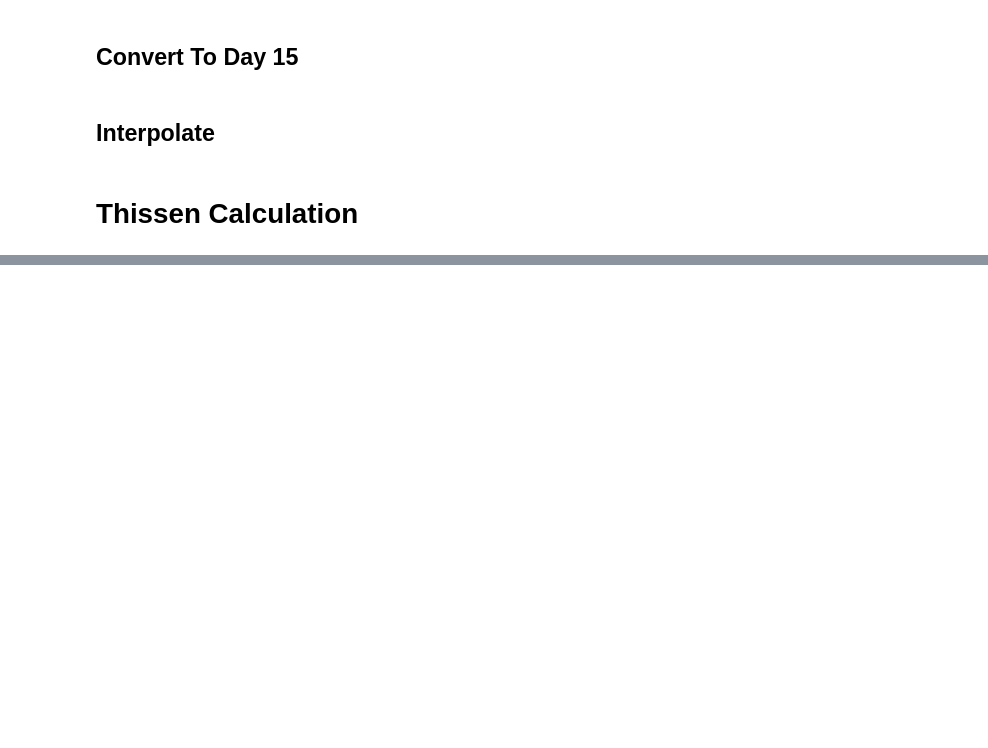
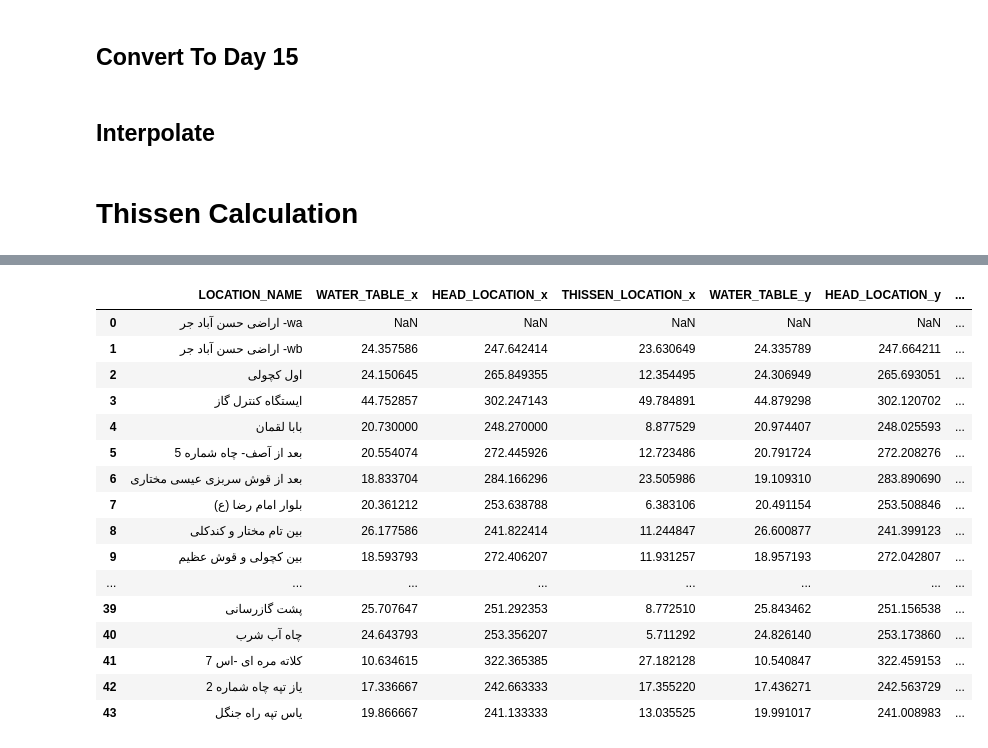
Before and after one commit to JuanParker1/KHRW-DASHBOARD-LOCAL, a Jupyter notebook: Flask/Explore/Clean_Data.ipynb, the cells around one changed output, grey strips where cells are left out. Cells and saved outputs as stored; diff of their text form; code cells hidden in the pictures; blank space fills up the shorter version.

```diff
--- a/Flask/Explore/Clean_Data.ipynb
+++ b/Flask/Explore/Clean_Data.ipynb
@@ -330,10 +331,10 @@ for mn in list(Data["MAHDOUDE_NAME"].unique()):
                 how="left",
                 on=["DATE_PERSIAN", "DATE_GREGORIAN"]
             )
-            df["WATER_TABLE_LINEAR"] = df["WATER_TABLE"].interpolate(method='linear')
+            df["WATER_TABLE_INTERPOLATE"] = df["WATER_TABLE"].interpolate(method='akima')
             # df["WATER_TABLE_LINEAR"] = df["WATER_TABLE_LINEAR"].interpolate(method='ffill', limit=3)
             # df["WATER_TABLE_LINEAR"] = df["WATER_TABLE_LINEAR"].interpolate(method='bfill', limit=3)
-            df["WATER_TABLE_SPLINE"] = df["WATER_TABLE"].interpolate(method='akima')
+            # df["WATER_TABLE_SPLINE"] = df["WATER_TABLE"].interpolate(method='akima')
             # df["WATER_TABLE_SPLINE"] = df["WATER_TABLE_SPLINE"].interpolate(method='ffill', limit=3)
             # df["WATER_TABLE_SPLINE"] = df["WATER_TABLE_SPLINE"].interpolate(method='bfill', limit=3)
             df["MAHDOUDE_NAME"] = mn
@@ -346,7 +347,7 @@ for mn in list(Data["MAHDOUDE_NAME"].unique()):
             df = df[[
                 "MAHDOUDE_NAME", "MAHDOUDE_CODE", "AQUIFER_NAME", "LOCATION_NAME",
                 "DATE_GREGORIAN", "DATE_PERSIAN",
-                "WATER_TABLE", "WATER_TABLE_LINEAR", "WATER_TABLE_SPLINE", "STORAGE_COEFFICIENT_LOCATION", "THISSEN_LOCATION", "THISSEN_AQUIFER",
+                "WATER_TABLE", "WATER_TABLE_INTERPOLATE", "STORAGE_COEFFICIENT_LOCATION", "THISSEN_LOCATION", "THISSEN_AQUIFER",
                 "DATA_STATE", "NO_MEASURE_CODE", "INFO",
                 "DATE_GREGORIAN_RAW", "DATE_PERSIAN_RAW", "WATER_TABLE_RAW"
             ]]
@@ -418,10 +442,10 @@ KeyError: "['THISSEN_LOCATION', 'THISSEN_LOCATION_LINEAR'] not in index"
 # %%
 # HEAD LOCATION
-Data['HEAD_LOCATION'] = Data['LEVEL'] - Data[SELECTED_WATER_TABLE]
+Data_Original['HEAD_LOCATION'] = Data_Original['LEVEL'] - Data_Original['WATER_TABLE']
 
 
 # HEAD AQUIFER ARITHMETIC, GEOMETRIC, HARMONIC
-tmp = Data[['MAHDOUDE_NAME', 'AQUIFER_NAME', 'DATE_GREGORIAN', 'HEAD_LOCATION']].dropna(subset=['HEAD_LOCATION']).reset_index()\
+tmp = Data_Original[['MAHDOUDE_NAME', 'AQUIFER_NAME', 'DATE_GREGORIAN', 'HEAD_LOCATION']].dropna(subset=['HEAD_LOCATION']).reset_index()\
     .groupby(by=['MAHDOUDE_NAME', 'AQUIFER_NAME', 'DATE_GREGORIAN'])\
         .agg({'HEAD_LOCATION': [statistics.mean]})\
             .reset_index()
@@ -430,7 +454,7 @@ tmp.columns = [col for col in tmp.columns]
 tmp.columns = ['MAHDOUDE_NAME', 'AQUIFER_NAME', 'DATE_GREGORIAN', 'HEAD_AQUIFER_ARITHMETIC']
 # tmp.columns = ['MAHDOUDE_NAME', 'AQUIFER_NAME', 'DATE_GREGORIAN', 'HEAD_AQUIFER_ARITHMETIC', 'HEAD_AQUIFER_GEOMETRIC', 'HEAD_AQUIFER_HARMONIC']
 
-Data = Data.merge(
+Data_Original = Data_Original.merge(
     right=tmp,
     how='left',
     on=['MAHDOUDE_NAME', 'AQUIFER_NAME', 'DATE_GREGORIAN'])\
@@ -440,15 +464,15 @@ del tmp
 
 
 # HEAD AQUIFER THISSEN
-Data['TMP'] = (Data['HEAD_LOCATION'] * Data['THISSEN_LOCATION']) / Data['THISSEN_AQUIFER']
+Data_Original['TMP'] = (Data_Original['HEAD_LOCATION'] * Data_Original['THISSEN_LOCATION']) / Data_Original['THISSEN_AQUIFER']
 
-tmp = Data.groupby(by=['MAHDOUDE_NAME', 'AQUIFER_NAME', 'DATE_GREGORIAN', 'DATE_PERSIAN']).sum().reset_index()[
+tmp = Data_Original.groupby(by=['MAHDOUDE_NAME', 'AQUIFER_NAME', 'DATE_GREGORIAN', 'DATE_PERSIAN']).sum().reset_index()[
             ['MAHDOUDE_NAME', 'AQUIFER_NAME', 'DATE_GREGORIAN', 'DATE_PERSIAN', 'TMP']].rename(columns={'TMP': 'HEAD_AQUIFER_THISSEN'})
 
 # TODO: Find Better Way: Now, Replace All Zero with NaN
 tmp['HEAD_AQUIFER_THISSEN'] = tmp['HEAD_AQUIFER_THISSEN'].replace({'0': np.nan, 0: np.nan})
 
-Data = Data.merge(
+Data_Original = Data_Original.merge(
     right=tmp,
     how='left',
     on=['MAHDOUDE_NAME', 'AQUIFER_NAME', 'DATE_GREGORIAN', 'DATE_PERSIAN'])\
@@ -461,11 +528,11 @@ del tmp
 # %%
 # STORAGE COEFFICIENT AQUIFER
-Data['TMP'] = (Data['STORAGE_COEFFICIENT_LOCATION'] * Data['THISSEN_LOCATION']) / Data['THISSEN_AQUIFER']
+Data_Original['TMP'] = (Data_Original['STORAGE_COEFFICIENT_LOCATION'] * Data_Original['THISSEN_LOCATION']) / Data_Original['THISSEN_AQUIFER']
 
-tmp = Data.groupby(by=['MAHDOUDE_NAME', 'AQUIFER_NAME', 'DATE_GREGORIAN', 'DATE_PERSIAN']).sum().reset_index()[
+tmp = Data_Original.groupby(by=['MAHDOUDE_NAME', 'AQUIFER_NAME', 'DATE_GREGORIAN', 'DATE_PERSIAN']).sum().reset_index()[
             ['MAHDOUDE_NAME', 'AQUIFER_NAME', 'DATE_GREGORIAN', 'DATE_PERSIAN', 'TMP']].rename(columns={'TMP': 'STORAGE_COEFFICIENT_AQUIFER'})
 
-Data = Data.merge(
+Data_Original = Data_Original.merge(
     right=tmp,
     how='left',
     on=['MAHDOUDE_NAME', 'AQUIFER_NAME', 'DATE_GREGORIAN', 'DATE_PERSIAN'])\
@@ -520 +725,28 @@ fig.show()
+# %%
+a1 = Data_Original[Data_Original.DATE_PERSIAN == "1392-5-15"][["LOCATION_NAME", "WATER_TABLE", "HEAD_LOCATION", "THISSEN_LOCATION"]]
+a2 = Data_Original[Data_Original.DATE_PERSIAN == "1392-6-15"][["LOCATION_NAME", "WATER_TABLE", "HEAD_LOCATION", "THISSEN_LOCATION"]]
+
+a1.merge(
+    right=a2,
+    how="outer",
+    on="LOCATION_NAME"
+)
+# %% [output]
+|  | LOCATION_NAME | WATER_TABLE_x | HEAD_LOCATION_x | THISSEN_LOCATION_x | WATER_TABLE_y | HEAD_LOCATION_y | ... |
+| 0 | اراضی حسن آباد جر -wa | NaN | NaN | NaN | NaN | NaN | ... |
+| 1 | اراضی حسن آباد جر -wb | 24.357586 | 247.642414 | 23.630649 | 24.335789 | 247.664211 | ... |
+| 2 | اول کچولی | 24.150645 | 265.849355 | 12.354495 | 24.306949 | 265.693051 | ... |
+| 3 | ایستگاه کنترل گاز | 44.752857 | 302.247143 | 49.784891 | 44.879298 | 302.120702 | ... |
+| 4 | بابا لقمان | 20.730000 | 248.270000 | 8.877529 | 20.974407 | 248.025593 | ... |
+| 5 | بعد از آصف- چاه شماره 5 | 20.554074 | 272.445926 | 12.723486 | 20.791724 | 272.208276 | ... |
+| 6 | بعد از قوش سربزی عیسی مختاری | 18.833704 | 284.166296 | 23.505986 | 19.109310 | 283.890690 | ... |
+| 7 | بلوار امام رضا (ع) | 20.361212 | 253.638788 | 6.383106 | 20.491154 | 253.508846 | ... |
+| 8 | بین تام مختار و کندکلی | 26.177586 | 241.822414 | 11.244847 | 26.600877 | 241.399123 | ... |
+| 9 | بین کچولی و قوش عظیم | 18.593793 | 272.406207 | 11.931257 | 18.957193 | 272.042807 | ... |
+| ... | ... | ... | ... | ... | ... | ... | ... |
+| 39 | پشت گازرسانی | 25.707647 | 251.292353 | 8.772510 | 25.843462 | 251.156538 | ... |
+| 40 | چاه آب شرب | 24.643793 | 253.356207 | 5.711292 | 24.826140 | 253.173860 | ... |
+| 41 | کلاته مره ای -اس 7 | 10.634615 | 322.365385 | 27.182128 | 10.540847 | 322.459153 | ... |
+| 42 | یاز تپه چاه شماره 2 | 17.336667 | 242.663333 | 17.355220 | 17.436271 | 242.563729 | ... |
+| 43 | یاس تپه راه جنگل | 19.866667 | 241.133333 | 13.035525 | 19.991017 | 241.008983 | ... |
 # %%
```
Also changed, not shown: parts of 13 cells of this notebook, 1 other file.
